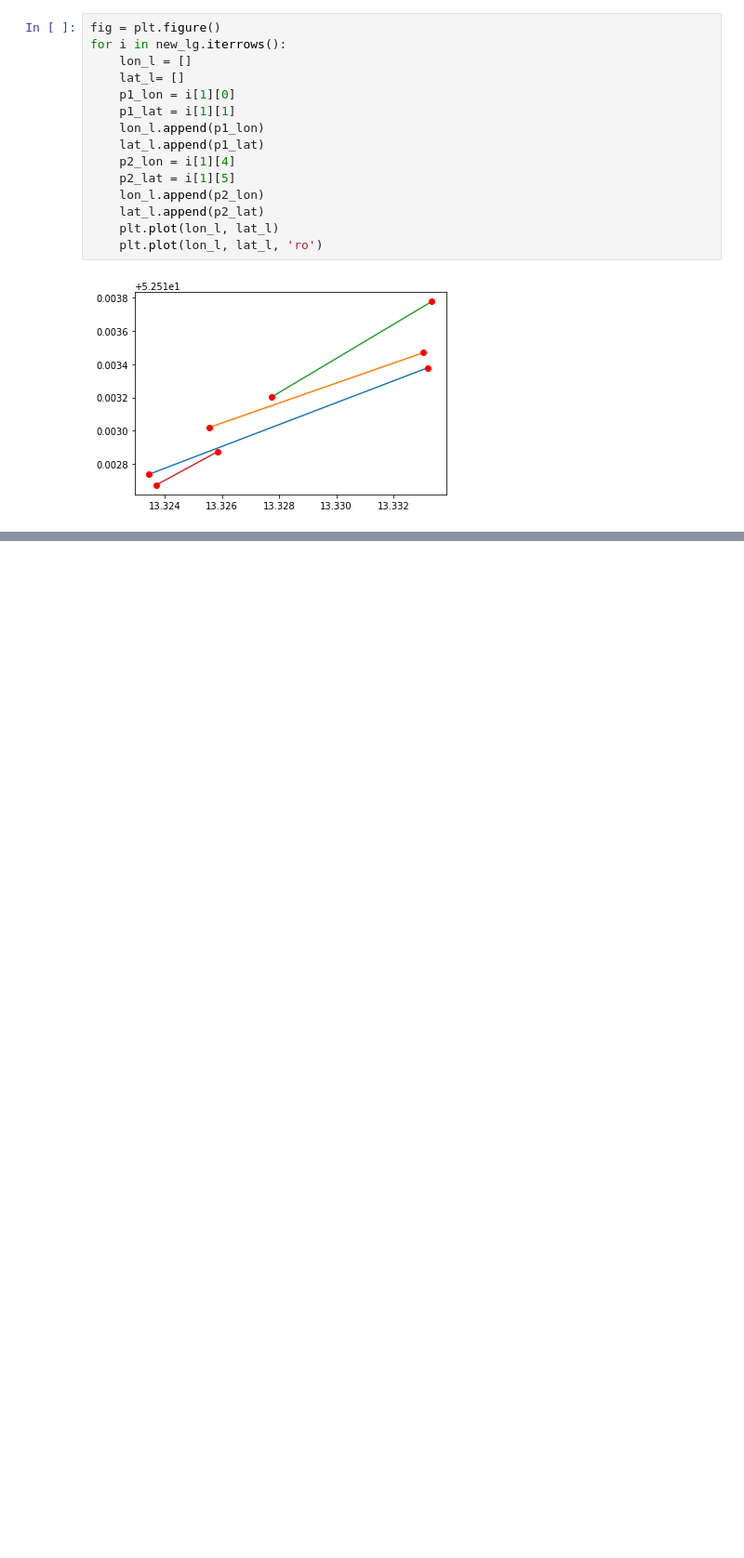
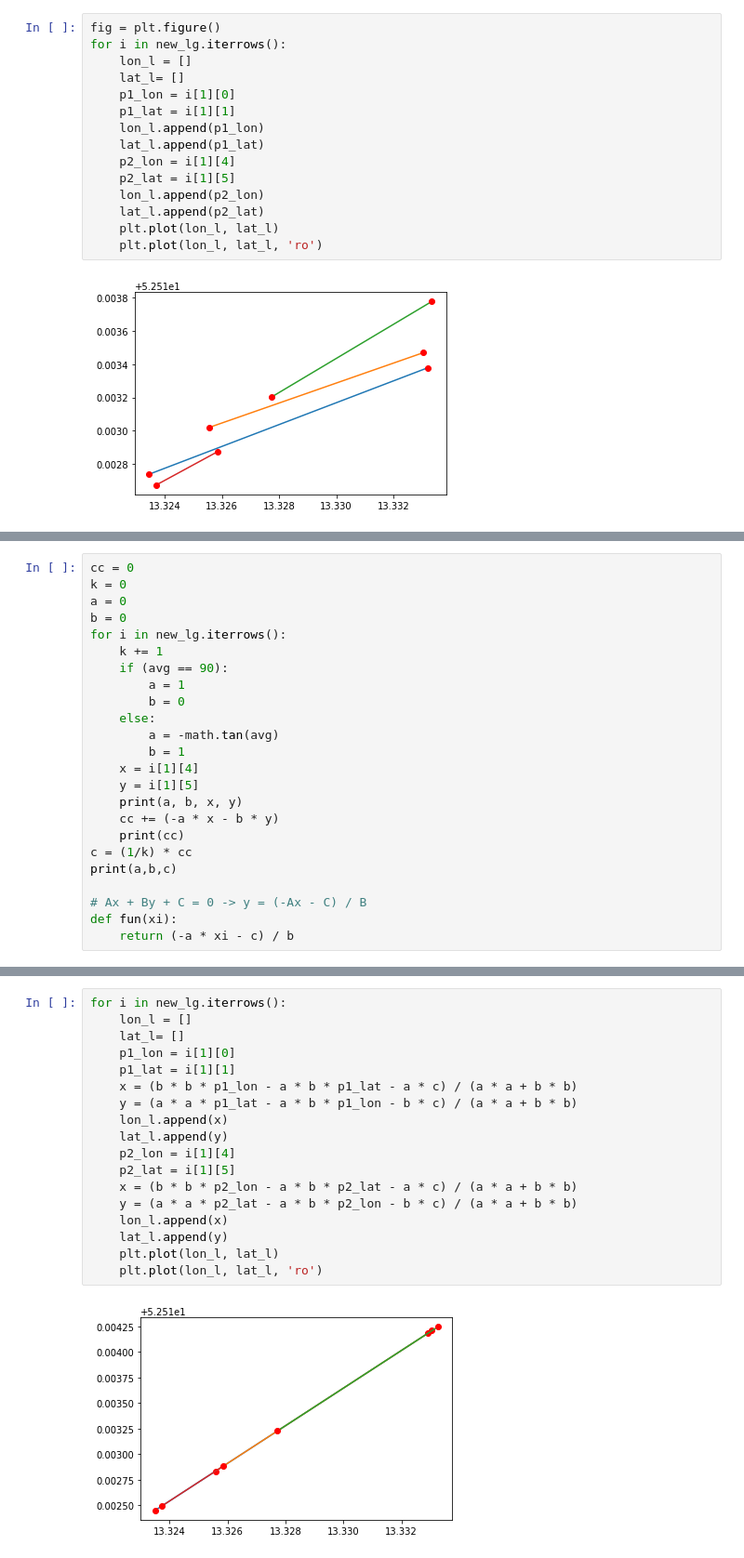
Before and after one commit to jiafug/dbpro, a Jupyter notebook: transform.ipynb, the cells around one changed output, grey strips where cells are left out. Shown: that part at 93% size. Saved outputs shown, nothing was run; the diff lists cells and outputs as text; blank space fills up the shorter version.

```diff
--- a/transform.ipynb
+++ b/transform.ipynb
@@ -778,0 +841,24 @@ mplleaflet.display(fig=fig)
+# %%
+cc = 0
+k = 0
+a = 0
+b = 0
+for i in new_lg.iterrows():
+    k += 1
+    if (avg == 90):
+        a = 1
+        b = 0
+    else:
+        a = -math.tan(avg)
+        b = 1
+    x = i[1][4]
+    y = i[1][5]
+    print(a, b, x, y)
+    cc += (-a * x - b * y)
+    print(cc)
+c = (1/k) * cc
+print(a,b,c)
+
+# Ax + By + C = 0 -> y = (-Ax - C) / B
+def fun(xi):
+    return (-a * xi - c) / b
@@ -783,0 +922,20 @@ $$\theta = \frac{1}{k}   \sum_{i=1}^{k} \theta_i, \theta \in [0, \pi)$$
+# %%
+for i in new_lg.iterrows():
+    lon_l = []
+    lat_l= []
+    p1_lon = i[1][0]
+    p1_lat = i[1][1]
+    x = (b * b * p1_lon - a * b * p1_lat - a * c) / (a * a + b * b)
+    y = (a * a * p1_lat - a * b * p1_lon - b * c) / (a * a + b * b)
+    lon_l.append(x)
+    lat_l.append(y)
+    p2_lon = i[1][4]
+    p2_lat = i[1][5]
+    x = (b * b * p2_lon - a * b * p2_lat - a * c) / (a * a + b * b)
+    y = (a * a * p2_lat - a * b * p2_lon - b * c) / (a * a + b * b)
+    lon_l.append(x)
+    lat_l.append(y)
+    plt.plot(lon_l, lat_l)
+    plt.plot(lon_l, lat_l, 'ro')
+# %% [output]
+[figure, added]
```
Also changed, not shown: parts of 15 cells of this notebook.
